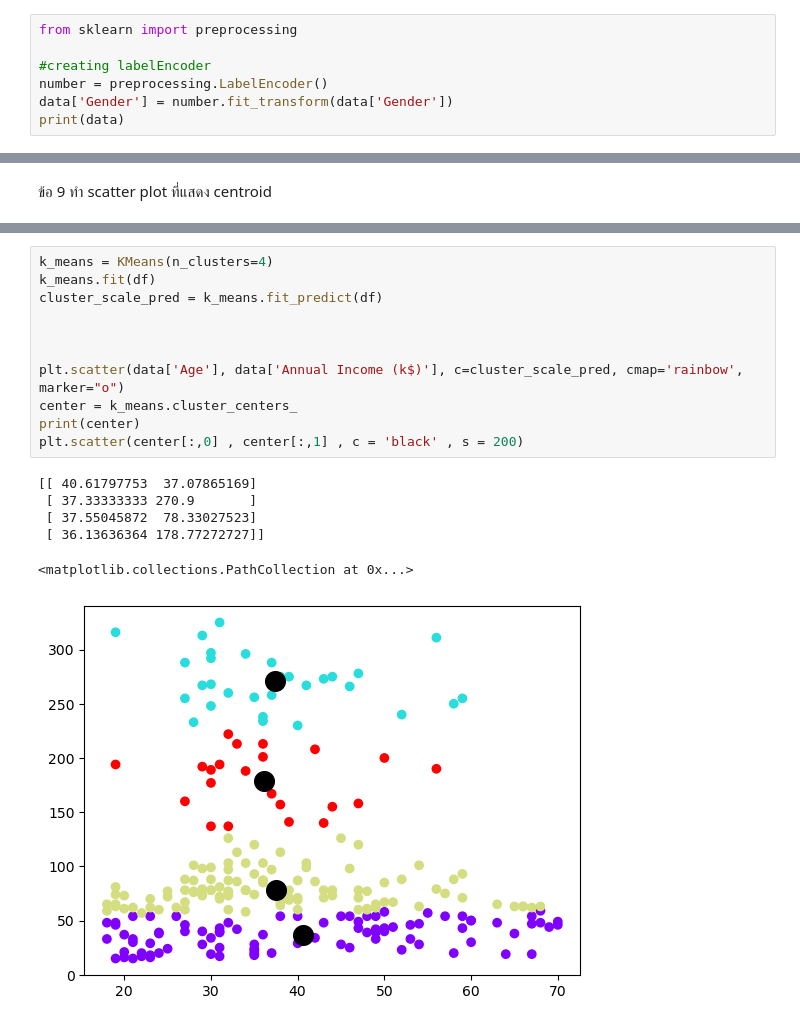
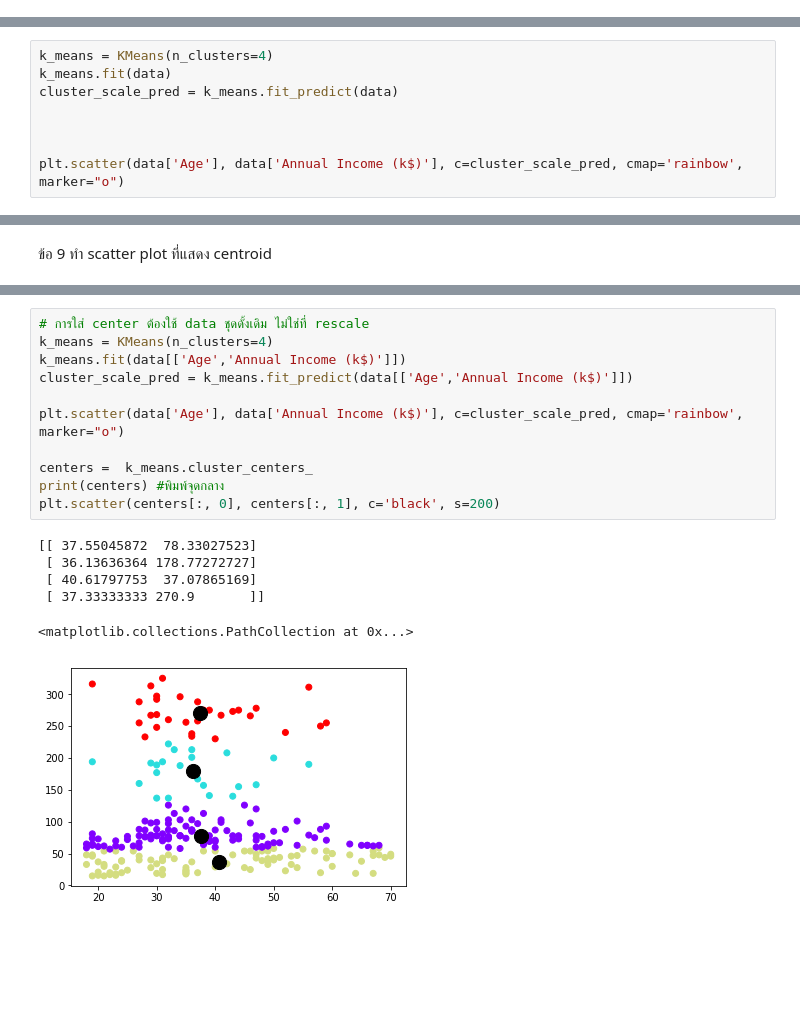
Before and after one commit to Destinyz123/DA, a Jupyter notebook: Quiz-K-Means-8-Mar-2023.ipynb, the cells around one changed output, grey strips where cells are left out. Drawn from its saved outputs; the diff is of its cells as text; blank space fills up the shorter version.

```diff
--- a/Quiz-K-Means-8-Mar-2023.ipynb
+++ b/Quiz-K-Means-8-Mar-2023.ipynb
@@ -52,7 +56,0 @@ data.head(11)
-# %%
-from sklearn import preprocessing
-
-#creating labelEncoder
-number = preprocessing.LabelEncoder()
-data['Gender'] = number.fit_transform(data['Gender'])
-print(data)
@@ -99,2 +147,10 @@ plt.show()
 # %% [markdown]
 8. ได้ค่า k= 4 ในการจัดกลุ่มโดยวิธี K-Means
+# %%
+k_means = KMeans(n_clusters=4)
+k_means.fit(data)
+cluster_scale_pred = k_means.fit_predict(data)
+
+
+
+plt.scatter(data['Age'], data['Annual Income (k$)'], c=cluster_scale_pred, cmap='rainbow', marker="o")
@@ -111,18 +162,18 @@ plt.scatter(data['Age'], data['Annual Income (k$)'], c=cluster_pred, cmap='rainb
 # %%
+# การใส่ center ต้องใช้ data ชุดดั้งเดิม ไม่ใช่ที่ rescale
 k_means = KMeans(n_clusters=4)
-k_means.fit(df)
-cluster_scale_pred = k_means.fit_predict(df)
-
-
+k_means.fit(data[['Age','Annual Income (k$)']])
+cluster_scale_pred = k_means.fit_predict(data[['Age','Annual Income (k$)']])
 
 plt.scatter(data['Age'], data['Annual Income (k$)'], c=cluster_scale_pred, cmap='rainbow', marker="o")
-center = k_means.cluster_centers_
-print(center)
-plt.scatter(center[:,0] , center[:,1] , c = 'black' , s = 200)
+
+centers =  k_means.cluster_centers_
+print(centers) #พิมพ์จุดกลาง
+plt.scatter(centers[:, 0], centers[:, 1], c='black', s=200)
 # %% [output]
-[[ 40.61797753  37.07865169]
- [ 37.33333333 270.9       ]
- [ 37.55045872  78.33027523]
- [ 36.13636364 178.77272727]]
+[[ 37.55045872  78.33027523]
+ [ 36.13636364 178.77272727]
+ [ 40.61797753  37.07865169]
+ [ 37.33333333 270.9       ]]
 <matplotlib.collections.PathCollection at 0x...>
-[figure, old version]
+[figure, new version]
```
Also changed, not shown: parts of 12 cells of this notebook.
